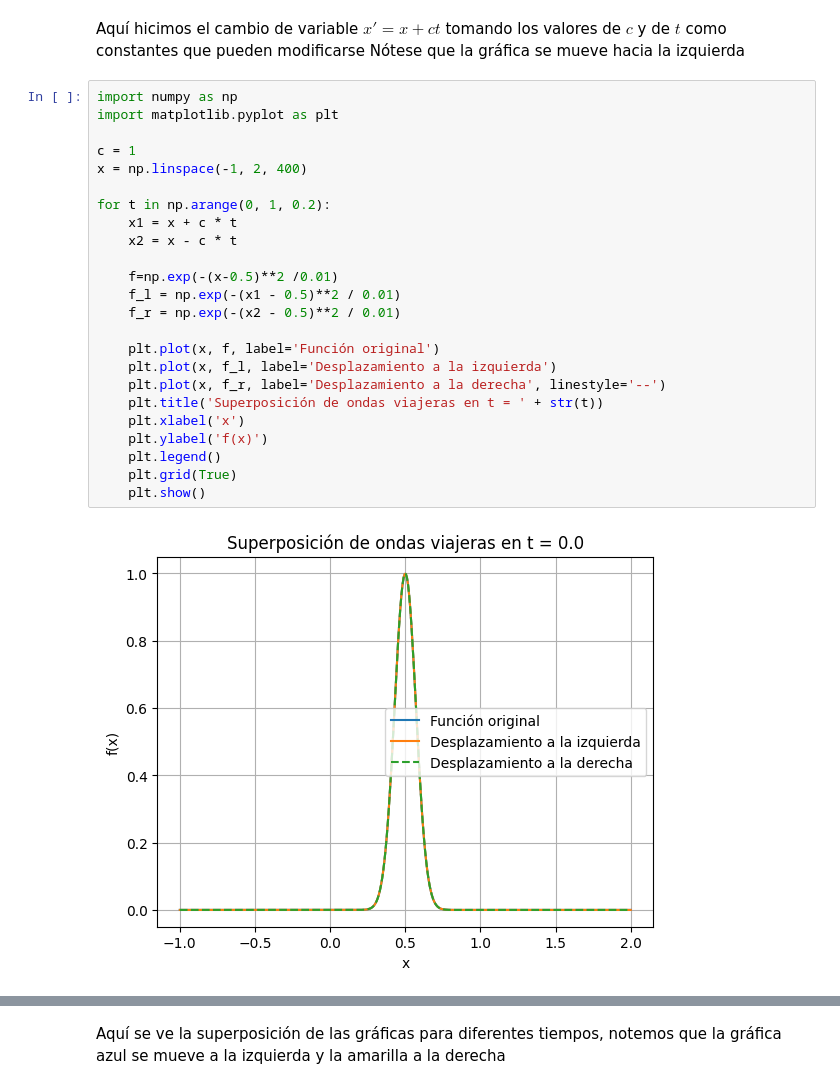
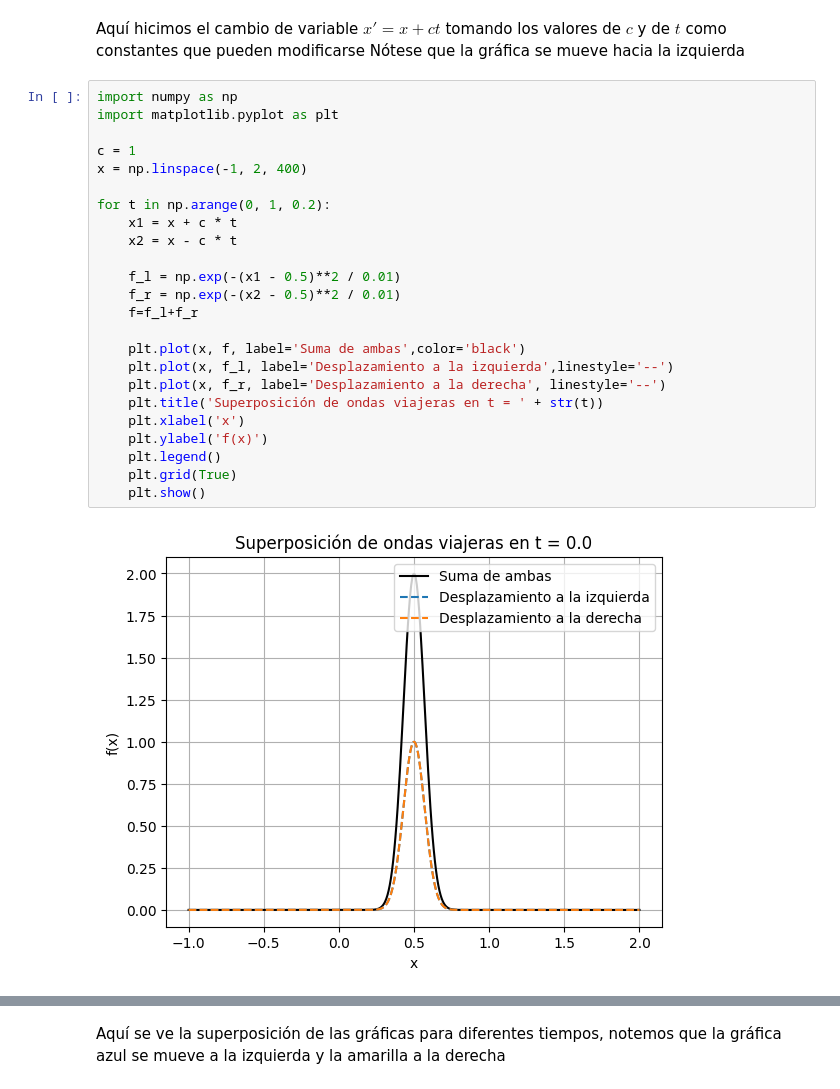
Before and after one commit to Andres-Gress/EDP_II, a Jupyter notebook: Ondas_viajeras.ipynb, the cells around one changed output, grey strips where cells are left out. Cells and saved outputs as stored; diff of their text form.

```diff
--- a/Ondas_viajeras.ipynb
+++ b/Ondas_viajeras.ipynb
@@ -65,26 +65,26 @@ Nótese que la gráfica se mueve hacia la izquierda
 # %%
 import numpy as np
 import matplotlib.pyplot as plt
 
 c = 1
 x = np.linspace(-1, 2, 400)
 
 for t in np.arange(0, 1, 0.2):
     x1 = x + c * t
     x2 = x - c * t
 
-    f=np.exp(-(x-0.5)**2 /0.01)
     f_l = np.exp(-(x1 - 0.5)**2 / 0.01)
     f_r = np.exp(-(x2 - 0.5)**2 / 0.01)
+    f=f_l+f_r
 
-    plt.plot(x, f, label='Función original')
-    plt.plot(x, f_l, label='Desplazamiento a la izquierda')
+    plt.plot(x, f, label='Suma de ambas',color='black')
+    plt.plot(x, f_l, label='Desplazamiento a la izquierda',linestyle='--')
     plt.plot(x, f_r, label='Desplazamiento a la derecha', linestyle='--')
     plt.title('Superposición de ondas viajeras en t = ' + str(t))
     plt.xlabel('x')
     plt.ylabel('f(x)')
     plt.legend()
     plt.grid(True)
     plt.show()
 # %% [output]
-[figure, old version]
+[figure, new version]
```
Also changed, not shown: parts of 1 cell of this notebook.
